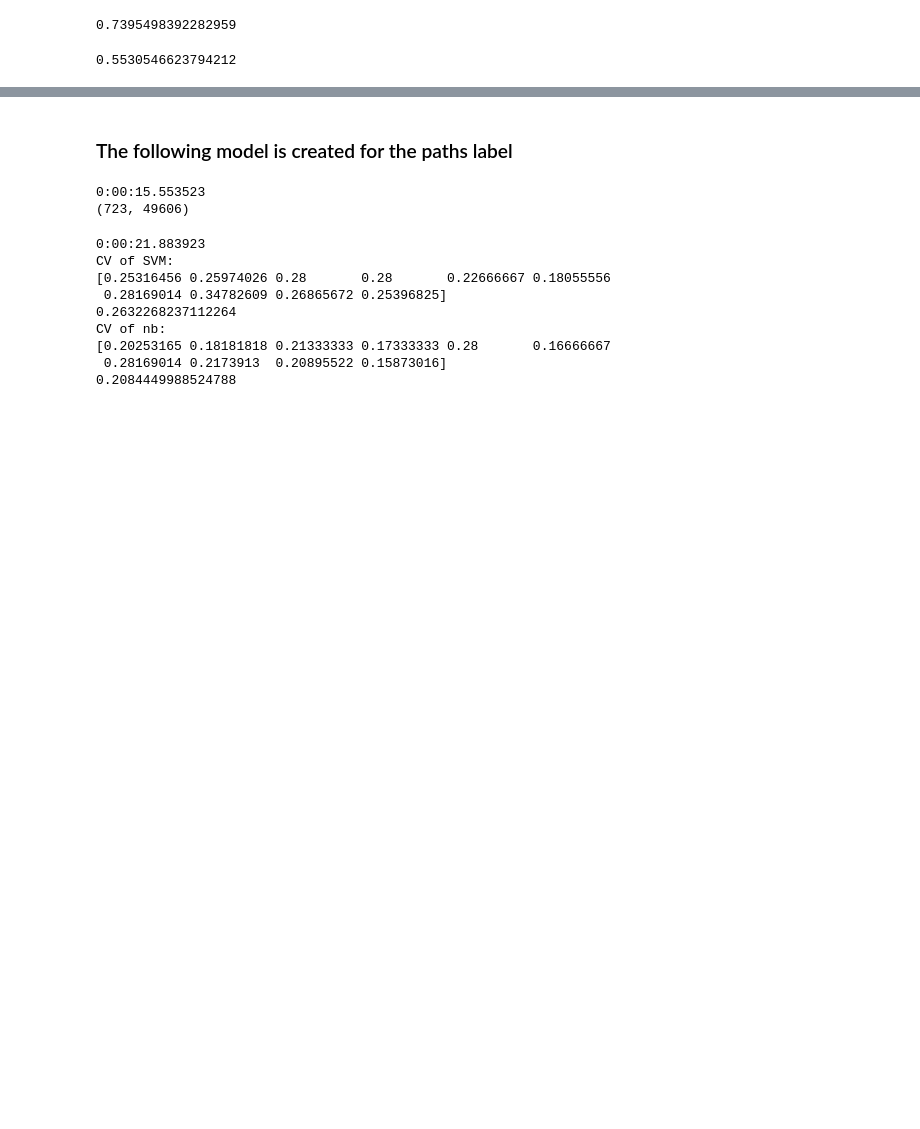
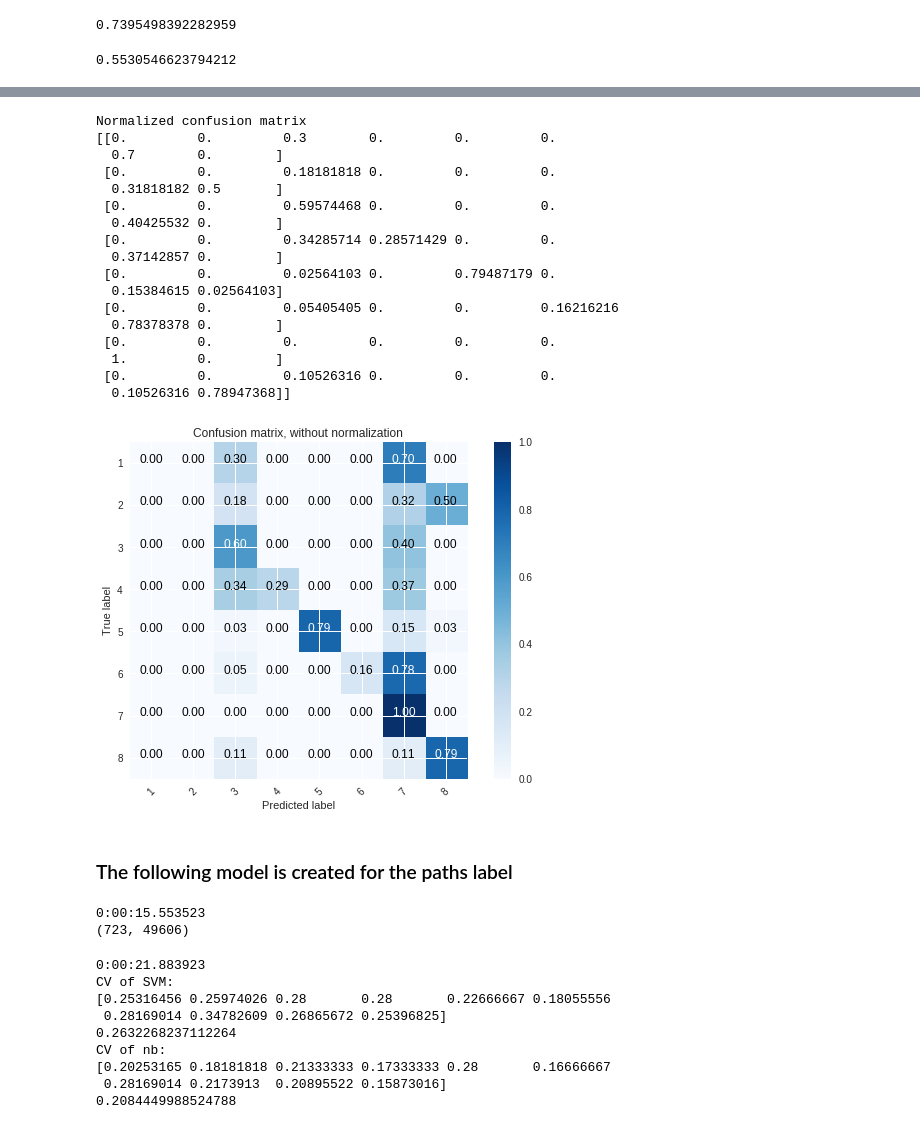
Before and after one commit to pmanlukas/colabSVM, a Jupyter notebook: linear_classifier.ipynb, the cells around one changed output, grey strips where cells are left out. Saved outputs shown, nothing was run; the diff lists cells and outputs as text; code cells hidden in the pictures; blank space fills up the shorter version.

```diff
--- a/linear_classifier.ipynb
+++ b/linear_classifier.ipynb
@@ -302,3 +423,26 @@ conf_mat = confusion_matrix(y_testS,y_pred)
+# %%
+plt.figure()
+plot_confusion_matrix(conf_mat, classes=[1,2,3,4,5,6,7,8], normalize=True,
+                      title='Confusion matrix, without normalization')
+# %% [output]
+Normalized confusion matrix
+[[0.         0.         0.3        0.         0.         0.
+  0.7        0.        ]
+ [0.         0.         0.18181818 0.         0.         0.
+  0.31818182 0.5       ]
+ [0.         0.         0.59574468 0.         0.         0.
+  0.40425532 0.        ]
+ [0.         0.         0.34285714 0.28571429 0.         0.
+  0.37142857 0.        ]
+ [0.         0.         0.02564103 0.         0.79487179 0.
+  0.15384615 0.02564103]
+ [0.         0.         0.05405405 0.         0.         0.16216216
+  0.78378378 0.        ]
+ [0.         0.         0.         0.         0.         0.
+  1.         0.        ]
+ [0.         0.         0.10526316 0.         0.         0.
+  0.10526316 0.78947368]]
+[figure, added]
 # %% [markdown]
 ### The following model is created for the paths label
 # %%
```
Also changed, not shown: parts of 22 cells of this notebook.
